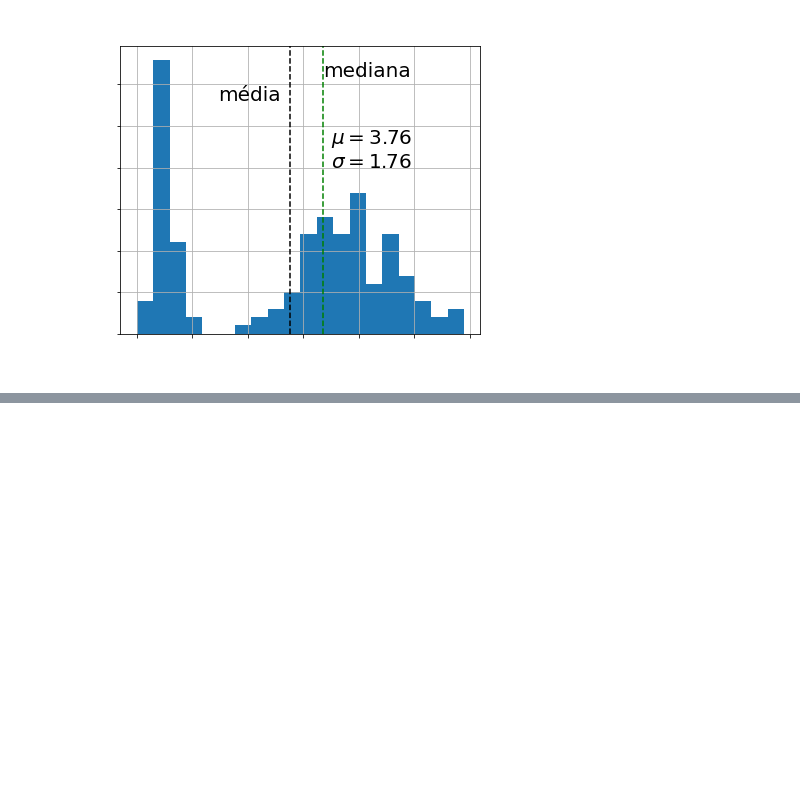
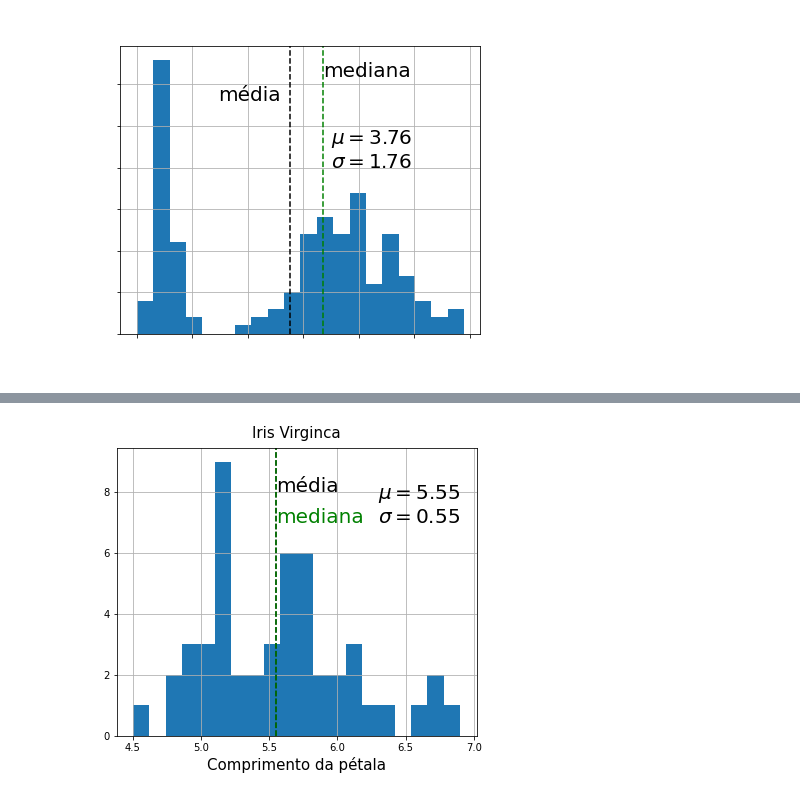
Before and after one commit to MM-coder-bit/Data_Visualization_MatPlotLib, a Jupyter notebook: 2 - Customização matplotlib iris.ipynb, the cells around one changed output, grey strips where cells are left out. Cells and saved outputs as stored; diff of their text form; code cells hidden in the pictures; blank space fills up the shorter version.

```diff
--- a/2 - Customização matplotlib iris.ipynb
+++ b/2 - Customização matplotlib iris.ipynb
@@ -123,0 +186,28 @@ Text(4.35, 31, 'mediana')
+# %%
+# Tipo de iris = Iris-virginica
+
+fig = plt.figure(figsize=(5,4))
+eixo = fig.add_axes([0,0,1,1])
+
+df_ivc = df[df['espécie'] == 'Iris-virginica']
+
+mu, sigma = df_ivc['comprimento_pétala'].mean(), df_ivc['comprimento_pétala'].std()
+
+eixo.hist(df_ivc['comprimento_pétala'], bins=20)
+eixo.set_title('Iris Virginca', fontsize=15, pad=10)
+eixo.set_xlabel('Comprimento da pétala', fontsize=15)
+eixo.grid(True)
+
+eixo.annotate('$\mu = {0:.2f}$\n$\sigma = {1:.2f}$'.format(mu, sigma),
+               xy=(6.3, 7), fontsize=20)
+
+eixo.axvline(mu, color = 'k', linestyle='--')
+eixo.annotate('média', xy=(mu, 8), fontsize=20)
+
+eixo.axvline(df_ivc['comprimento_pétala'].median(), color='g', linestyle='--')
+eixo.annotate('mediana', xy=(df_ivc['comprimento_pétala'].median(), 7), fontsize=20,
+               color='g')
+
+fig.savefig('./images/histograma_ivg.png', bbox_inches='tight')
+# %% [output]
+[figure, added]
```
Also changed, not shown: parts of 7 cells of this notebook, 4 other files.
